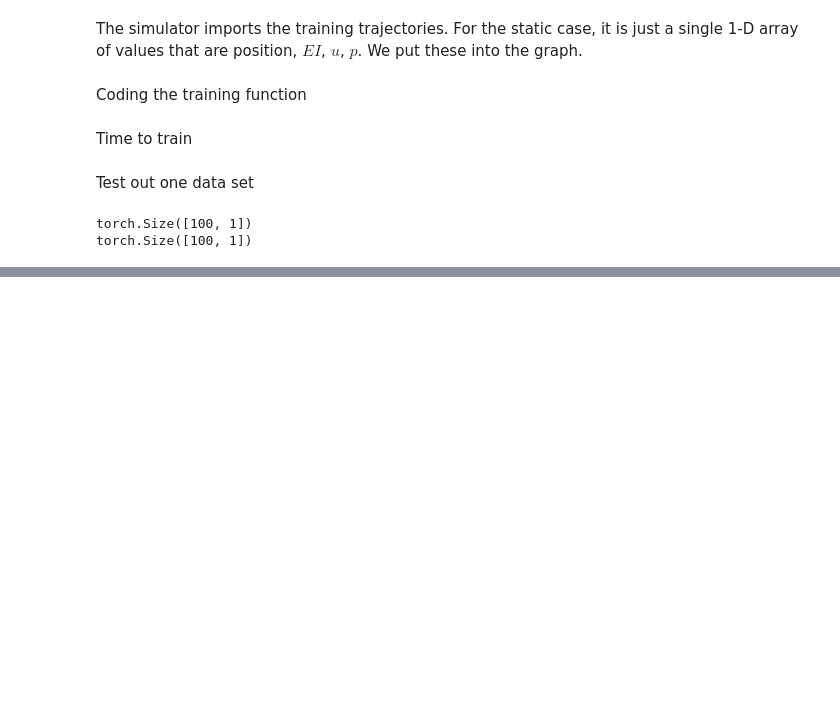
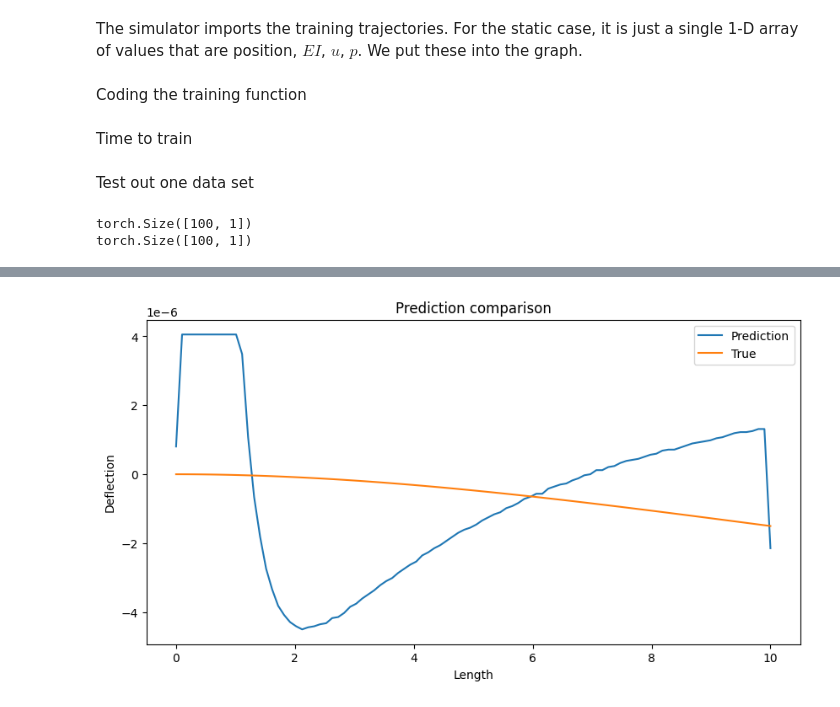
Before and after one commit to jamesterryxu/dsa-2024, a Jupyter notebook: python/gns_colab_jx.ipynb, the cells around one changed output, grey strips where cells are left out. Saved outputs shown, nothing was run; the diff lists cells and outputs as text; code cells hidden in the pictures; blank space fills up the shorter version.

```diff
--- a/python/gns_colab_jx.ipynb
+++ b/python/gns_colab_jx.ipynb
@@ -532,6 +532,7 @@ data_df.head()
 data_x = torch.tensor(data_df['position'].values).view(100, 1).float()
 
 print(data_x.shape)
+data_y_np = data_df['displacement'].values
 data_y = torch.tensor(data_df['displacement']).view(100, 1).float()
 print(data_y.shape)
 # %% [output]
@@ -579,0 +657,32 @@ train_loss_list, pred_history_list = train(lr = 1e-3,
+# %%
+def plot_prediction(prediction, data_y_np, title='Prediction comparison',length=1, num_nodes=100):
+  ''' function to plot the prediction curve
+  '''
+  # Creating the plot
+  fig, ax = plt.subplots(figsize=(10,5))
+
+  beam_length = np.linspace(0, length, num_nodes)
+
+  # Plotting the prediction curve
+  ax.plot(beam_length, prediction, linestyle='-', label='Prediction')
+  # Plotting true curve
+  ax.plot(beam_length, data_y_np, linestyle='-', label='True')
+
+
+  # Adding title and labels
+  ax.set_title('Prediction comparison')
+  ax.set_xlabel('Length')
+  ax.set_ylabel('Deflection')
+
+  # Adding a legend
+  ax.legend()
+
+  # Displaying the plot
+  plt.show()
+# %%
+plot_prediction(prediction=pred_history_list[-1].cpu().detach().numpy(),
+                data_y_np=data_y_np,
+                title='Prediction comparison (only data loss)',
+                length=10)
+# %% [output]
+[figure, added]
```
Also changed, not shown: parts of 6 cells of this notebook.
